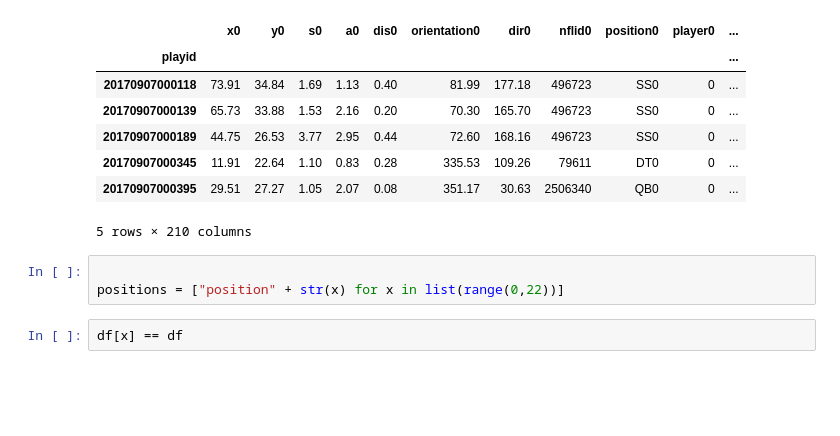
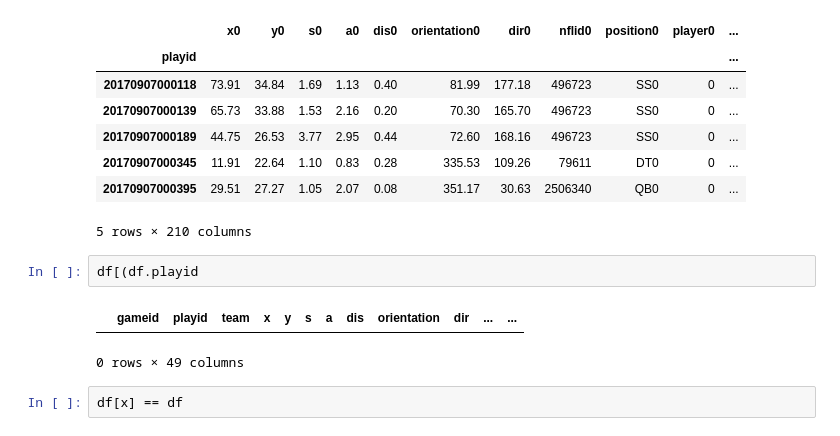
Before and after one commit to acoco10/nfl_big_data_bowl, a Jupyter notebook: data_cleaning_notebook.ipynb, the cells around one changed output. Saved outputs shown, nothing was run; the diff lists cells and outputs as text; blank space fills up the shorter version.

```diff
--- a/data_cleaning_notebook.ipynb
+++ b/data_cleaning_notebook.ipynb
@@ -461,9 +461,11 @@ df_all.head()
 | 20170907000345 | 11.91 | 22.64 | 1.10 | 0.83 | 0.28 | 335.53 | 109.26 | 79611 | DT0 | 0 | ... |
 | 20170907000395 | 29.51 | 27.27 | 1.05 | 2.07 | 0.08 | 351.17 | 30.63 | 2506340 | QB0 | 0 | ... |
 5 rows × 210 columns
-# %%
-
-positions = ["position" + str(x) for x in list(range(0,22))]
+# %%
+df[(df.playid
+# %% [output]
+|  | gameid | playid | team | x | y | s | a | dis | orientation | dir | ... | ... |
+0 rows × 49 columns
 # %%
 df[x] == df
 # %% [output]
```
